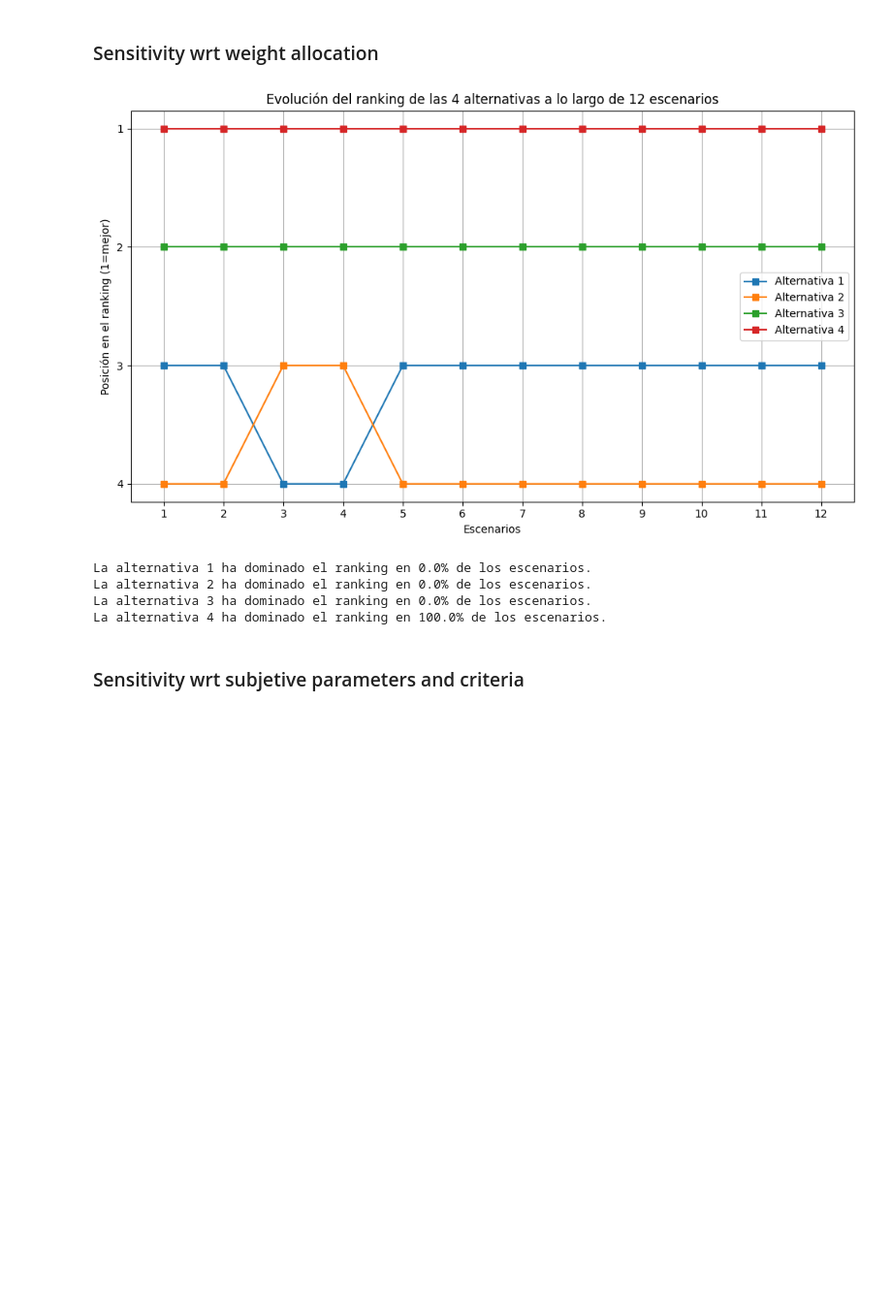
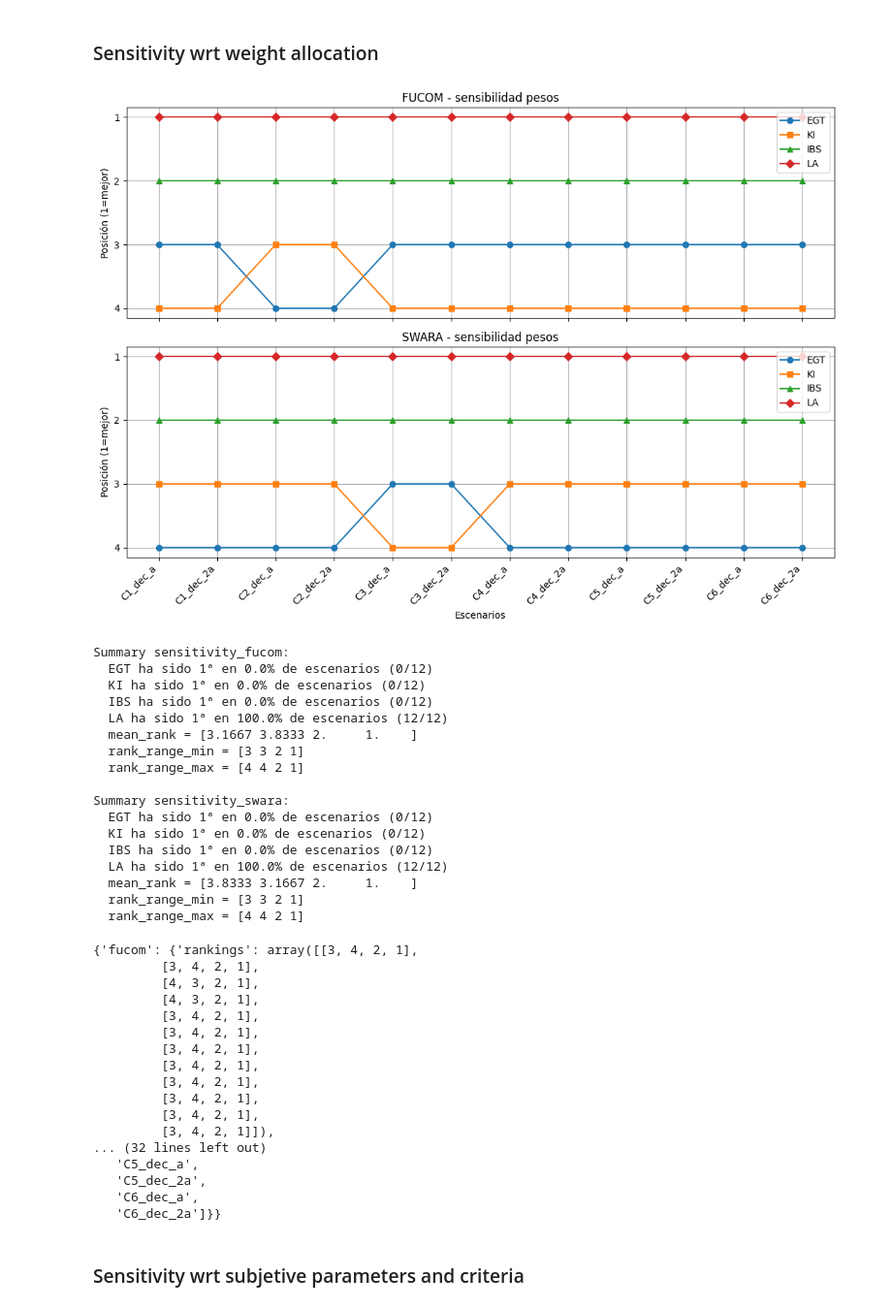
Before and after one commit to NelsonRaLop/MCDM_PD, a Jupyter notebook: 2_defensa_planetaria/new_planetary_defense_selection.ipynb, the cells around one changed output. Shown at 97% size. Saved outputs shown, nothing was run; the diff lists cells and outputs as text; code cells hidden in the pictures; blank space fills up the shorter version.

```diff
--- a/2_defensa_planetaria/new_planetary_defense_selection.ipynb
+++ b/2_defensa_planetaria/new_planetary_defense_selection.ipynb
@@ -279,20 +256,50 @@ Aggregated FUCOM-FTOPSIS ranking: [3 4 2 1]
 # %%
 percentage =10
 
-sensitivity.weighting2(
+sensitivity.weighting(
     fuzzy_weights_fucom = aggregated_fuzzy_weight_fucom,
     fuzzy_weights_swara = aggregated_fuzzy_weight_swara,
     decision_matrix_TFN = aggregated_decision_matrix_TFN,
     criteria_type = criteria_type,
     a = percentage,
     alts=alts
     )
 # %% [output]
-[figure, old version]
+[figure, new version]
-La alternativa 1 ha dominado el ranking en 0.0% de los escenarios.
-La alternativa 2 ha dominado el ranking en 0.0% de los escenarios.
-La alternativa 3 ha dominado el ranking en 0.0% de los escenarios.
-La alternativa 4 ha dominado el ranking en 100.0% de los escenarios.
+Summary sensitivity_fucom:
+  EGT ha sido 1ª en 0.0% de escenarios (0/12)
+  KI ha sido 1ª en 0.0% de escenarios (0/12)
+  IBS ha sido 1ª en 0.0% de escenarios (0/12)
+  LA ha sido 1ª en 100.0% de escenarios (12/12)
+  mean_rank = [3.1667 3.8333 2.     1.    ]
+  rank_range_min = [3 3 2 1]
+  rank_range_max = [4 4 2 1]
+
+Summary sensitivity_swara:
+  EGT ha sido 1ª en 0.0% de escenarios (0/12)
+  KI ha sido 1ª en 0.0% de escenarios (0/12)
+  IBS ha sido 1ª en 0.0% de escenarios (0/12)
+  LA ha sido 1ª en 100.0% de escenarios (12/12)
+  mean_rank = [3.8333 3.1667 2.     1.    ]
+  rank_range_min = [3 3 2 1]
+  rank_range_max = [4 4 2 1]
+{'fucom': {'rankings': array([[3, 4, 2, 1],
+         [3, 4, 2, 1],
+         [4, 3, 2, 1],
+         [4, 3, 2, 1],
+         [3, 4, 2, 1],
+         [3, 4, 2, 1],
+         [3, 4, 2, 1],
+         [3, 4, 2, 1],
+         [3, 4, 2, 1],
+         [3, 4, 2, 1],
+         [3, 4, 2, 1],
+         [3, 4, 2, 1]]),
+... (32 lines left out)
+   'C5_dec_a',
+   'C5_dec_2a',
+   'C6_dec_a',
+   'C6_dec_2a']}}
 # %% [markdown]
 ### Sensitivity wrt subjetive parameters and criteria
 # %%
```
Also changed, not shown: parts of 2 cells of this notebook.
